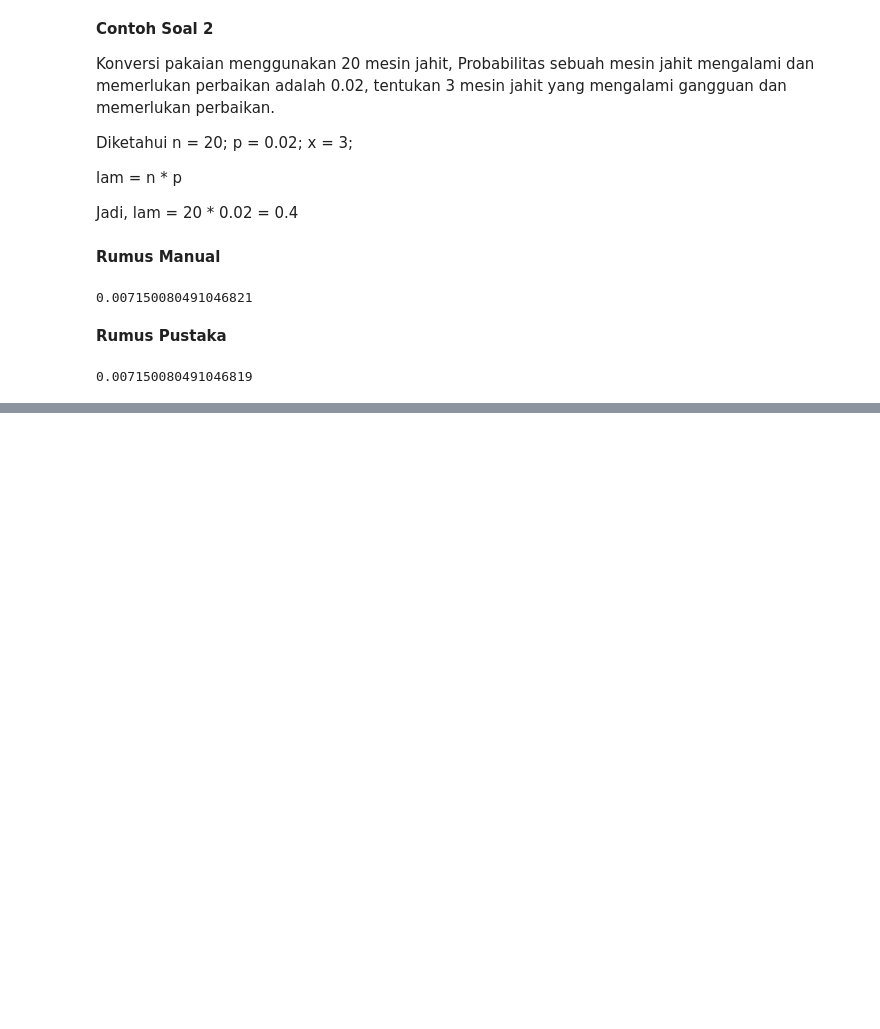
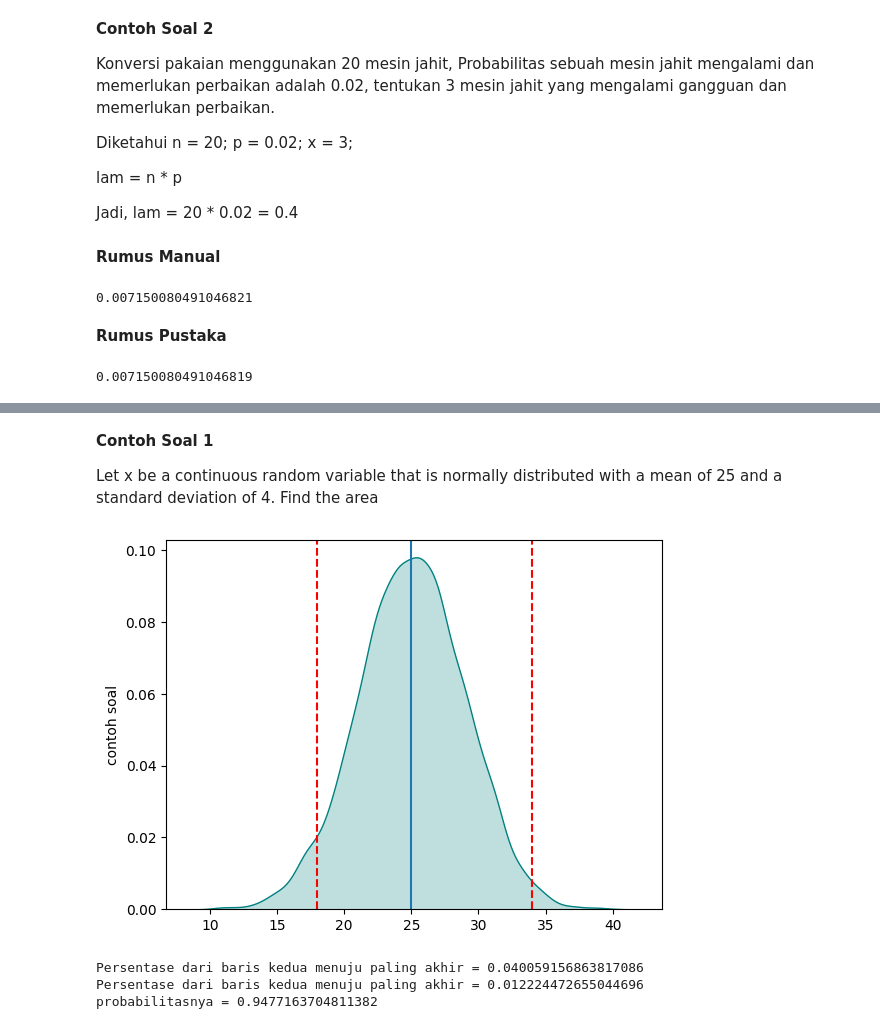
Before and after one commit to oskhar/Distribusi-Data, a Jupyter notebook: Distribusi_Data.ipynb, the cells around one changed output, grey strips where cells are left out. Saved outputs shown, nothing was run; the diff lists cells and outputs as text; code cells hidden in the pictures; blank space fills up the shorter version.

```diff
--- a/Distribusi_Data.ipynb
+++ b/Distribusi_Data.ipynb
@@ -243,0 +246,41 @@ poisson.pmf(x, lam)
+# %% [markdown]
+
+
+**Contoh Soal 1**
+
+Let x be a continuous random variable
+that is normally distributed with a mean
+of 25 and a standard deviation of 4.
+Find the area
+# %%
+# Menambahkan library yang dibutuhkan
+import seaborn as sns
+from scipy import stats
+import matplotlib.pyplot as plt
+
+# Membuat kurva distribusi normal
+sns.kdeplot(
+    stats.norm(25, 4).rvs(8500),
+    color="teal",
+    fill=True
+).set(ylabel="contoh soal");
+
+# Membuat garis pemisah
+plt.axvline(25);
+plt.axvline(18, color="red", ls="--");
+plt.axvline(34, color="red", ls="--");
+# %% [output]
+[figure, added]
+# %%
+persen_menuju_awal = norm.cdf(18, 25, 4)
+print(f"Persentase dari baris pertama menuju paling awal = {persen_menuju_awal}")
+
+persen_menuju_akhir = norm.sf(34, 25, 4)
+print(f"Persentase dari baris kedua menuju paling akhir = {persen_menuju_akhir}")
+
+hasil = 1 - (persen_menuju_awal + persen_menuju_akhir)
+print(f"probabilitasnya = {hasil}")
+# %% [output]
+Persentase dari baris kedua menuju paling akhir = 0.040059156863817086
+Persentase dari baris kedua menuju paling akhir = 0.012224472655044696
+probabilitasnya = 0.9477163704811382
```
Also changed, not shown: parts of 6 cells of this notebook.
